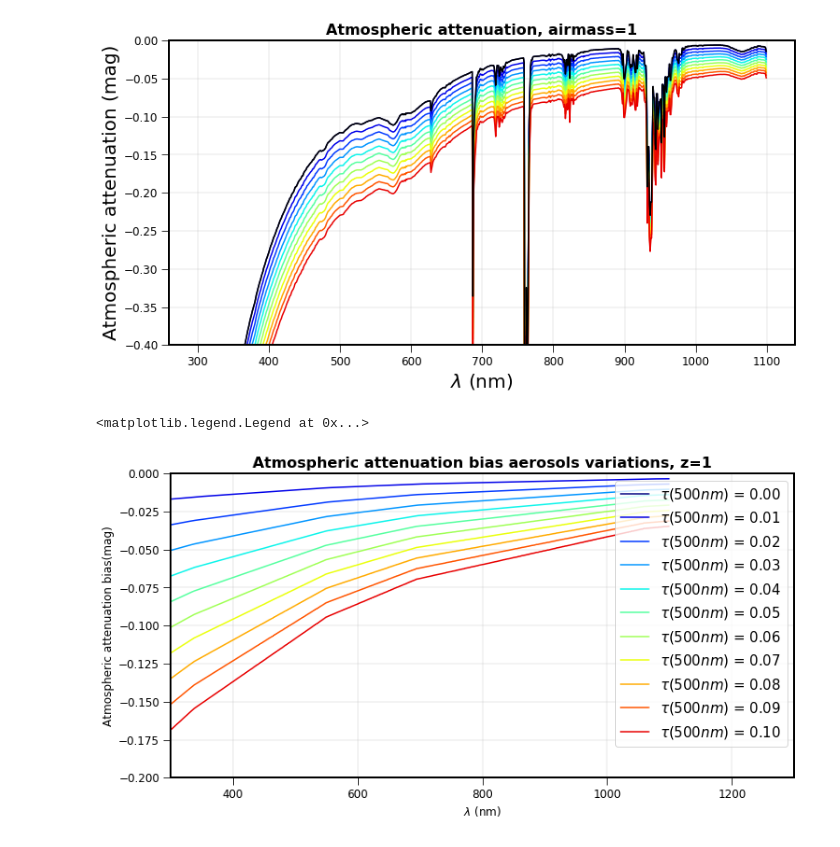
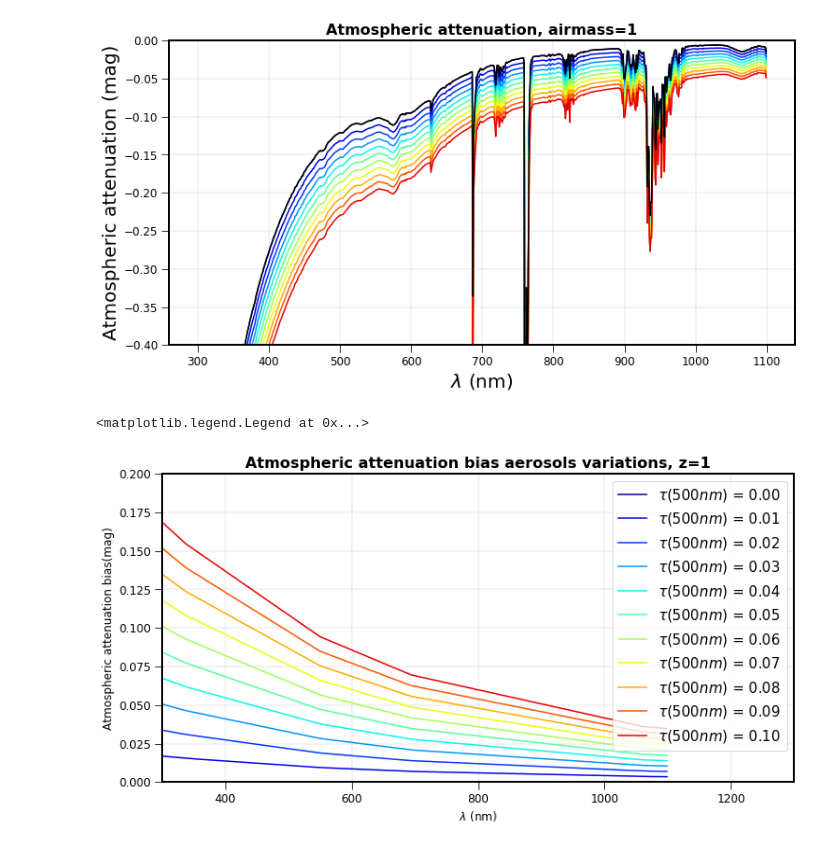
Before and after one commit to sylvielsstfr/SpectractorAnaAtm19, a Jupyter notebook: libradtran/SimuRT_aerosols_py3.ipynb, the cells around one changed output. Saved outputs shown, nothing was run; the diff lists cells and outputs as text; code cells hidden in the pictures.

```diff
--- a/libradtran/SimuRT_aerosols_py3.ipynb
+++ b/libradtran/SimuRT_aerosols_py3.ipynb
@@ -120,19 +120,19 @@ ax.grid()
 # %%
 idx=0
 for aer in all_aerosols:
     colorVal = scalarMap.to_rgba(idx, alpha=1)
     label="$\\tau(500nm)$ = {:1.2f} ".format(aer)
-    plt.plot(WL,2.5*np.log10(all_transmission[:,idx]/transm0),color=colorVal,label=label)
+    plt.plot(WL,-2.5*np.log10(all_transmission[:,idx]/transm0),color=colorVal,label=label)
     idx+=1
 plt.xlabel("$\lambda$ (nm)")
 plt.ylabel("Atmospheric attenuation bias(mag)")
 plt.title("Atmospheric attenuation bias aerosols variations, z=1")
-plt.ylim(-0.20,0)
+plt.ylim(0,0.2)
 plt.xlim(300,1300)
 plt.grid()
 plt.legend(loc="upper right",fontsize=15)
 # %% [output]
 <matplotlib.legend.Legend at 0x...>
-[figure, old version]
+[figure, new version]
 # %%
 assert False
```
Also changed, not shown: parts of 3 cells of this notebook, 2 other files.
